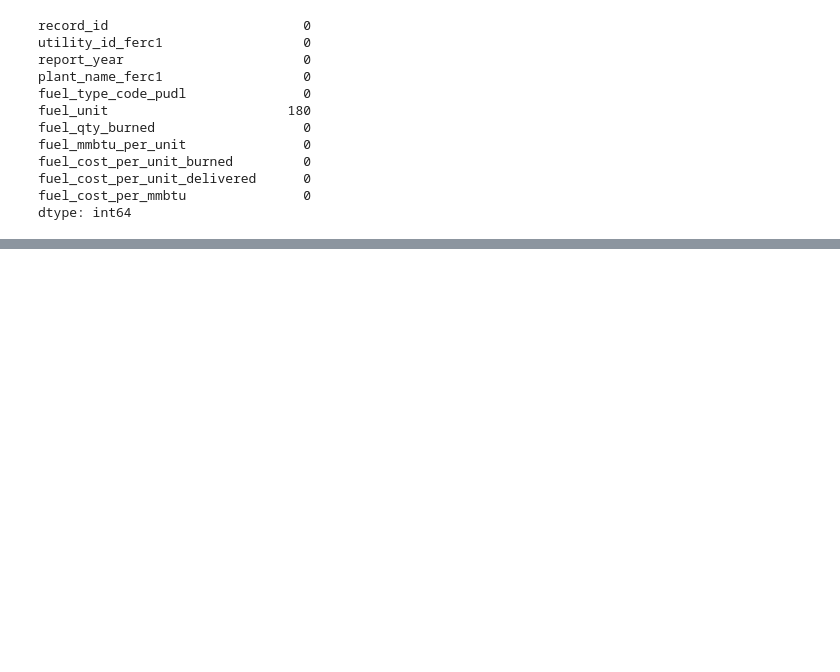
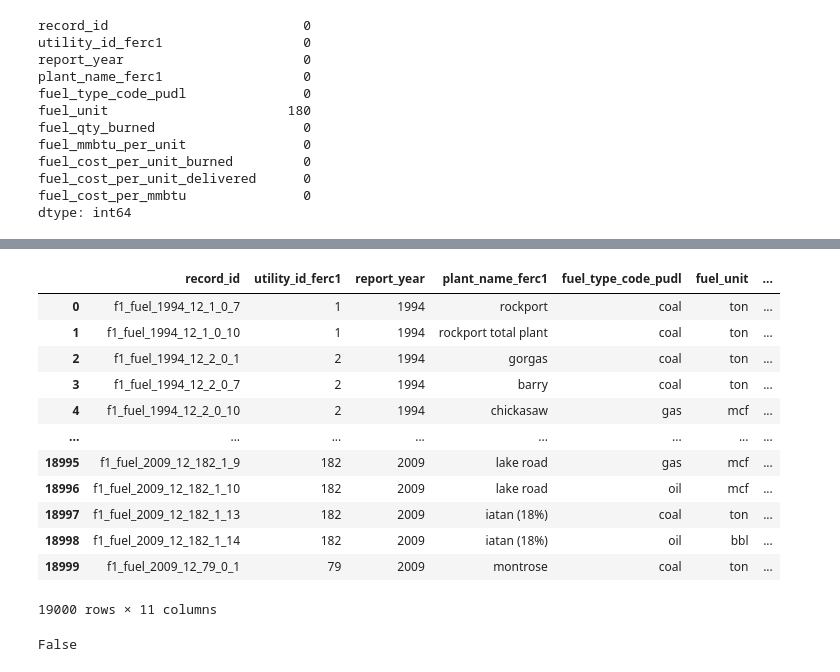
Before and after one commit to sumusa/Hamoye-Internship-Notes, a Jupyter notebook: Hamoye_Stage_A.ipynb, the cells around one changed output, grey strips where cells are left out. Saved outputs shown, nothing was run; the diff lists cells and outputs as text; code cells hidden in the pictures; blank space fills up the shorter version.

```diff
--- a/Hamoye_Stage_A.ipynb
+++ b/Hamoye_Stage_A.ipynb
@@ -370,0 +464,23 @@ dtype: int64
+# %%
+#remove rows from the right dataframe that do not have a match with the left
+#keeps all rows from the left
+pd.merge(fuel_df1, fuel_df2, how = "left")
+# %% [output]
+|  | record_id | utility_id_ferc1 | report_year | plant_name_ferc1 | fuel_type_code_pudl | fuel_unit | ... |
+| 0 | f1_fuel_1994_12_1_0_7 | 1 | 1994 | rockport | coal | ton | ... |
+| 1 | f1_fuel_1994_12_1_0_10 | 1 | 1994 | rockport total plant | coal | ton | ... |
+| 2 | f1_fuel_1994_12_2_0_1 | 2 | 1994 | gorgas | coal | ton | ... |
+| 3 | f1_fuel_1994_12_2_0_7 | 2 | 1994 | barry | coal | ton | ... |
+| 4 | f1_fuel_1994_12_2_0_10 | 2 | 1994 | chickasaw | gas | mcf | ... |
+| ... | ... | ... | ... | ... | ... | ... | ... |
+| 18995 | f1_fuel_2009_12_182_1_9 | 182 | 2009 | lake road | gas | mcf | ... |
+| 18996 | f1_fuel_2009_12_182_1_10 | 182 | 2009 | lake road | oil | mcf | ... |
+| 18997 | f1_fuel_2009_12_182_1_13 | 182 | 2009 | iatan (18%) | coal | ton | ... |
+| 18998 | f1_fuel_2009_12_182_1_14 | 182 | 2009 | iatan (18%) | oil | bbl | ... |
+| 18999 | f1_fuel_2009_12_79_0_1 | 79 | 2009 | montrose | coal | ton | ... |
+19000 rows × 11 columns
+# %%
+#check for duplicate rows
+fuel_data.duplicated().any()
+# %% [output]
+False
```
Also changed, not shown: parts of 15 cells of this notebook.
